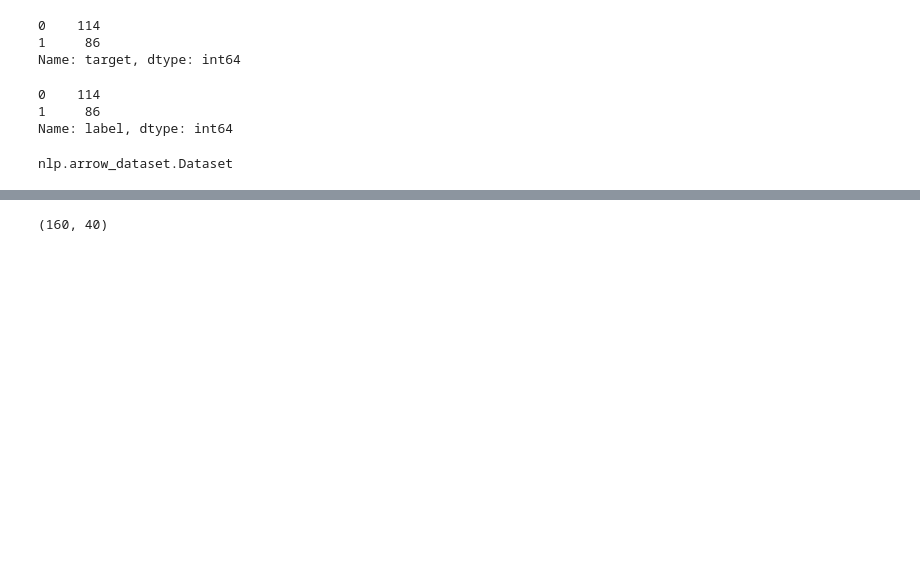
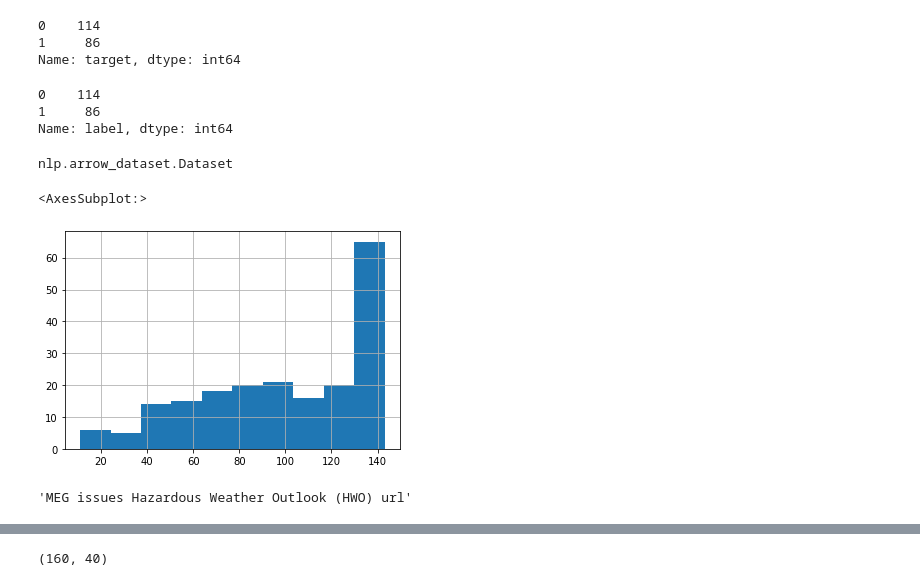
Before and after one commit to sinanuozdemir/oreilly-bert-nlp, a Jupyter notebook: Fine-tuning BERT.ipynb, the cells around one changed output, grey strips where cells are left out. Drawn from its saved outputs; the diff is of its cells as text; code cells hidden in the pictures; blank space fills up the shorter version.

```diff
--- a/Fine-tuning BERT.ipynb
+++ b/Fine-tuning BERT.ipynb
@@ -136,3 +136,25 @@ tweet_dataset = Dataset.from_pandas(tweets)
 type(tweet_dataset)
 # %% [output]
 nlp.arrow_dataset.Dataset
+# %%
+# Histogram of tweet lengths after cleaning. Not very normal
+
+tweets['text'].apply(len).hist()
+# %% [output]
+<AxesSubplot:>
+[figure, added]
+# %%
+URL_REGEX = re.compile('http(s)?:\/\/t.co\/\w+')
+MENTION_REGEX = re.compile('@\s?\w+')
+
+def clean_tweet(tweet):
+    # remove mentions, the pound sign, and replace urls with URL token
+    tweet = re.sub(URL_REGEX, 'url', tweet)  # replace urls with url. Assumes that the mention of a url is significant
+    tweet = re.sub(MENTION_REGEX, '', tweet)  # remove mentions entirely
+    tweet = tweet.replace('#', '')  # remove pound signs
+
+    return tweet.strip()
+
+clean_tweet('@prof_oz MEG issues Hazardous #Weather Outlook (HWO) http://t.co/3X6RBQJHn3')
+# %% [output]
+'MEG issues Hazardous Weather Outlook (HWO) url'
```
Also changed, not shown: parts of 52 cells of this notebook, 1 other file.
